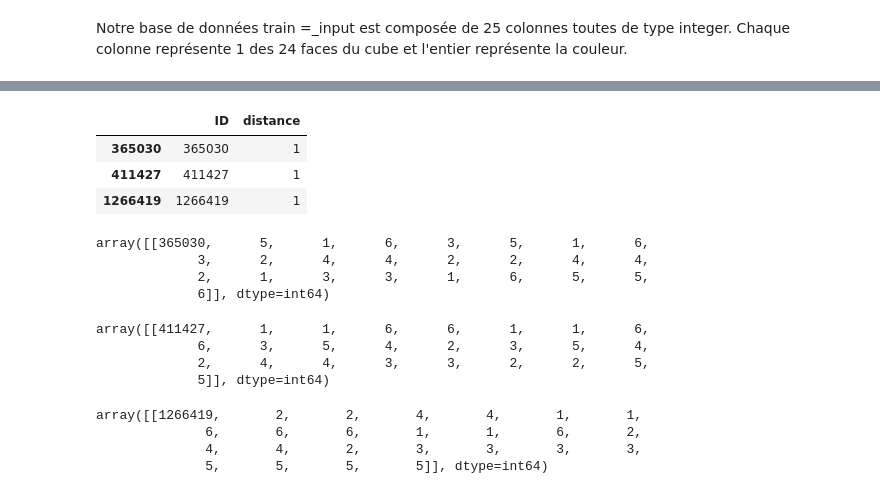
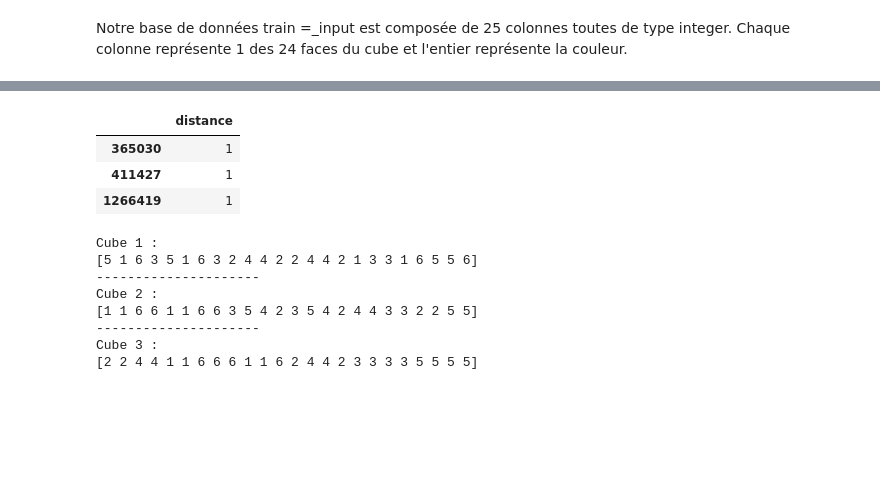
Before and after one commit to tintamaria95/MLProject-Rubik-s-Cube, a Jupyter notebook: projetML.ipynb, the cells around one changed output, grey strips where cells are left out. Drawn from its saved outputs; the diff is of its cells as text; code cells hidden in the pictures; blank space fills up the shorter version.

Commit message:
Travail des données et tuning des hyperparamètres des model MLP et Adaboost

```diff
--- a/projetML.ipynb
+++ b/projetML.ipynb
@@ -80,3 +97,9 @@ taille des données:
 X: (1837079, 25)
 Y: (1837079, 2)
 test: (1837080, 25)
+# %%
+# Les colonnes ID de X et y sont bien identiques pour toutes les lignes
+(X.loc[:, 'ID'] == y.loc[:, 'ID']).value_counts()
+# Nous pouvons les supprimer pour faciliter nos manipulations de la donnée
+X = X.drop('ID', axis=1)
+y = y.drop('ID', axis=1)
@@ -90,28 +264,26 @@ Notre base de données train =_input est composée de 25 colonnes toutes de type
 # %%
-y.loc[y["distance"] == 1]
+display(y.loc[y["distance"] == 1])
 # %% [output]
-|  | ID | distance |
-| 365030 | 365030 | 1 |
-| 411427 | 411427 | 1 |
-| 1266419 | 1266419 | 1 |
+|  | distance |
+| 365030 | 1 |
+| 411427 | 1 |
+| 1266419 | 1 |
-# %%
-X.loc[X["ID"] == 365030].values
-# %% [output]
-array([[365030,      5,      1,      6,      3,      5,      1,      6,
-             3,      2,      4,      4,      2,      2,      4,      4,
-             2,      1,      3,      3,      1,      6,      5,      5,
-             6]], dtype=int64)
-# %%
-X.loc[X["ID"] == 411427].values
-# %% [output]
-array([[411427,      1,      1,      6,      6,      1,      1,      6,
-             6,      3,      5,      4,      2,      3,      5,      4,
-             2,      4,      4,      3,      3,      2,      2,      5,
-             5]], dtype=int64)
-# %%
-X.loc[X["ID"] == 1266419].values
-# %% [output]
-array([[1266419,       2,       2,       4,       4,       1,       1,
-              6,       6,       6,       1,       1,       6,       2,
-              4,       4,       2,       3,       3,       3,       3,
-              5,       5,       5,       5]], dtype=int64)
+# %%
+# Nous extraions les positions des 3 cas de Rubik's cube solvables en 1 coup
+print("Cube 1 :")
+print(X.iloc[365030].values)
+print("---------------------")
+print("Cube 2 :")
+print(X.iloc[411427].values)
+print("---------------------")
+print("Cube 3 :")
+print(X.iloc[1266419].values)
+# %% [output]
+Cube 1 :
+[5 1 6 3 5 1 6 3 2 4 4 2 2 4 4 2 1 3 3 1 6 5 5 6]
+---------------------
+Cube 2 :
+[1 1 6 6 1 1 6 6 3 5 4 2 3 5 4 2 4 4 3 3 2 2 5 5]
+---------------------
+Cube 3 :
+[2 2 4 4 1 1 6 6 6 1 1 6 2 4 4 2 3 3 3 3 5 5 5 5]
```
Also changed, not shown: parts of 37 cells of this notebook, 4 other files.
